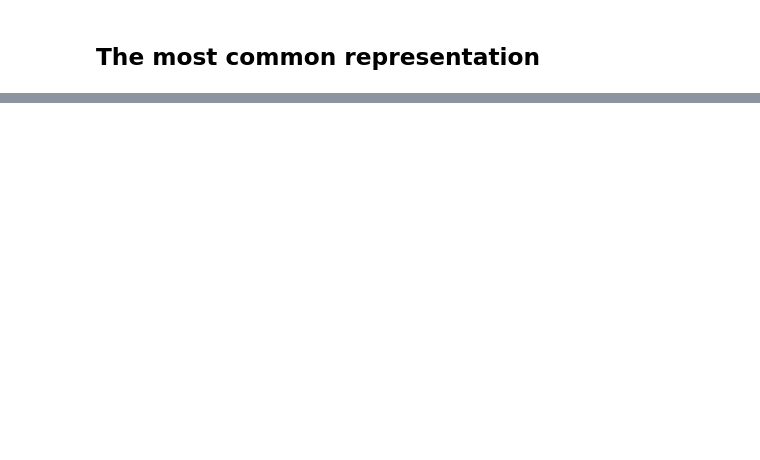
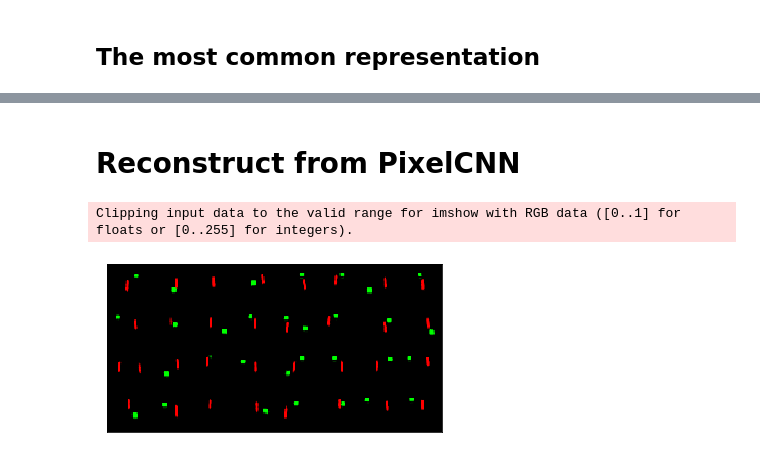
Before and after one commit to MishaLaskin/vqvae, a Jupyter notebook: visualization.ipynb, the cells around one changed output, grey strips where cells are left out. Cells and saved outputs as stored; diff of their text form; code cells hidden in the pictures; blank space fills up the shorter version.

Commit message:
sampling from gated pixelcnn works

```diff
--- a/visualization.ipynb
+++ b/visualization.ipynb
@@ -252,0 +253,24 @@ Clipping input data to the valid range for imshow with RGB data ([0..1] for floa
+# %% [markdown]
+# Reconstruct from PixelCNN
+# %%
+import os
+data_folder_path = os.getcwd()
+data_file_path = data_folder_path + '/samples/latent_samples.npy'
+
+samples = np.load(data_file_path,allow_pickle=True)
+# %%
+def reconstruct_from_pixelcnn(model,samples):
+
+
+    min_encoding_indices = torch.tensor(samples).reshape(-1,1).long().to(device)
+    x_recon, z_q,e_indices = generate_samples(min_encoding_indices)
+
+    return x_recon, z_q,e_indices
+
+
+x_val_recon,z_q,e_indices = reconstruct_from_pixelcnn(model,samples)
+
+display_image_grid(x_val_recon)
+# %% [output]
+Clipping input data to the valid range for imshow with RGB data ([0..1] for floats or [0..255] for integers).
+[figure, added]
```
Also changed, not shown: parts of 5 cells of this notebook, 3 other files.
